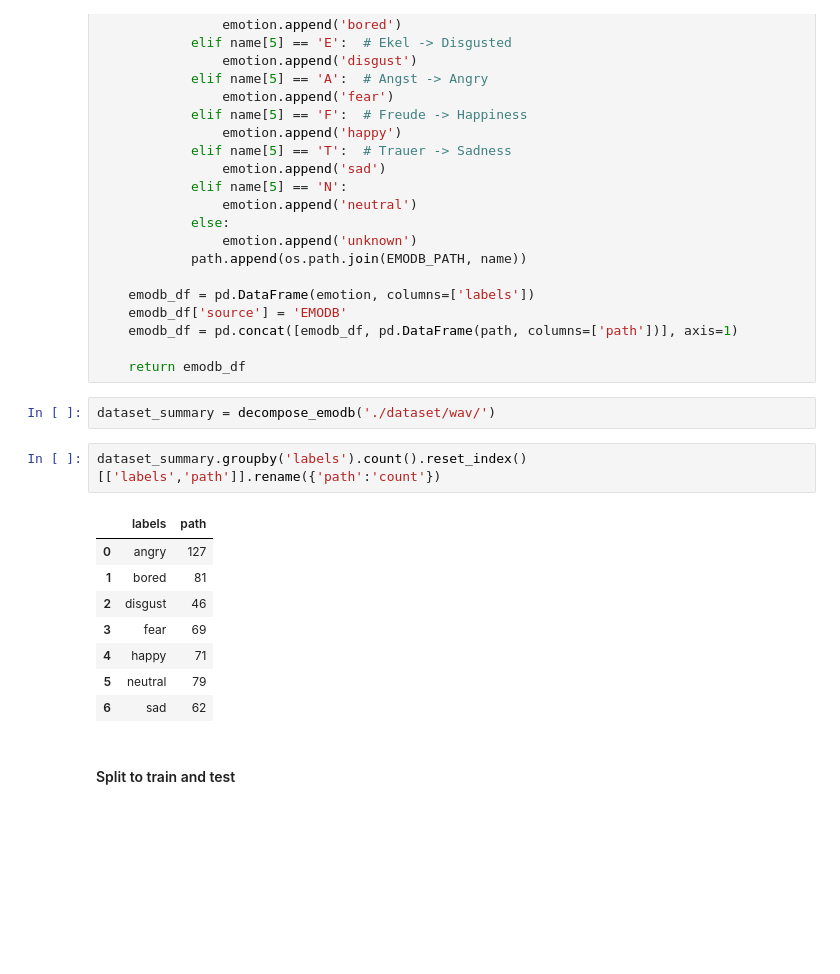
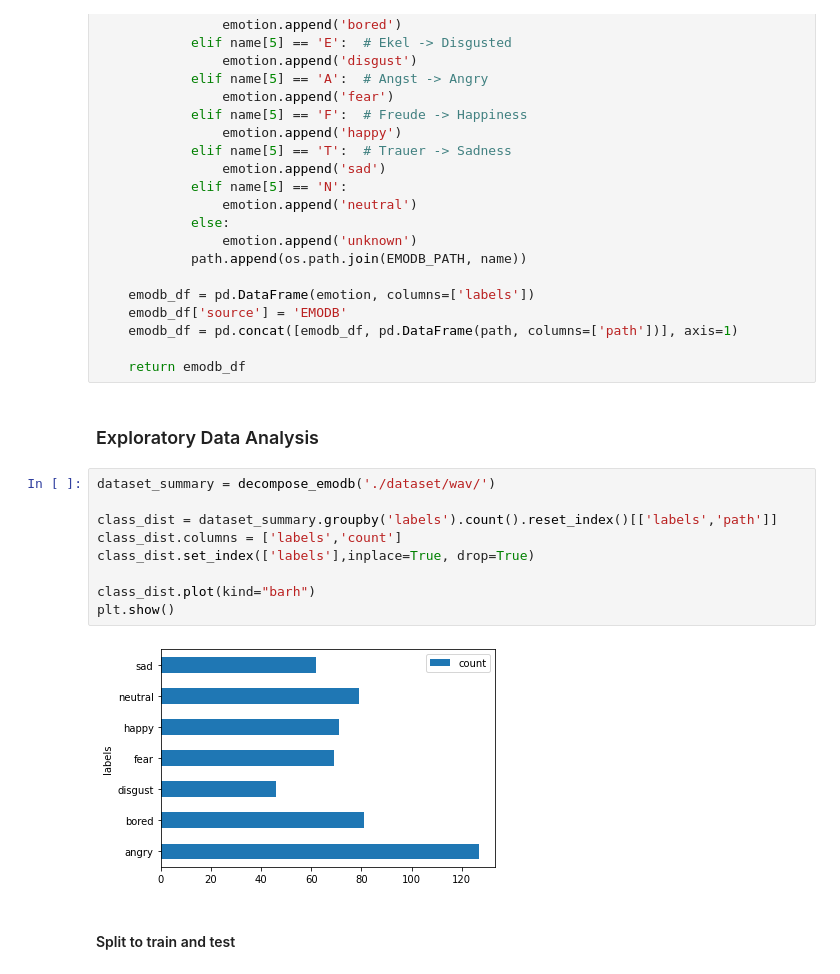
Before and after one commit to szymonrucinski/good-mood, a Jupyter notebook: Report_SER.ipynb, the cells around one changed output. Cells and saved outputs as stored; diff of their text form; blank space fills up the shorter version.

```diff
--- a/Report_SER.ipynb
+++ b/Report_SER.ipynb
@@ -118,19 +116,19 @@ def decompose_emodb(EMODB_PATH):
     emodb_df = pd.concat([emodb_df, pd.DataFrame(path, columns=['path'])], axis=1)
 
     return emodb_df
-# %%
-dataset_summary = decompose_emodb('./dataset/wav/')
-# %%
-dataset_summary.groupby('labels').count().reset_index()[['labels','path']].rename({'path':'count'})
-# %% [output]
-|  | labels | path |
-| 0 | angry | 127 |
-| 1 | bored | 81 |
-| 2 | disgust | 46 |
-| 3 | fear | 69 |
-| 4 | happy | 71 |
-| 5 | neutral | 79 |
-| 6 | sad | 62 |
+# %% [markdown]
+### Exploratory Data Analysis
+# %%
+dataset_summary = decompose_emodb('./dataset/wav/')
+
+class_dist = dataset_summary.groupby('labels').count().reset_index()[['labels','path']]
+class_dist.columns = ['labels','count']
+class_dist.set_index(['labels'],inplace=True, drop=True)
+
+class_dist.plot(kind="barh")
+plt.show()
+# %% [output]
+[figure, added]
 # %% [markdown]
 #### Split to train and test
 # %% [markdown]
```
Also changed, not shown: parts of 4 cells of this notebook, 4 other files.
